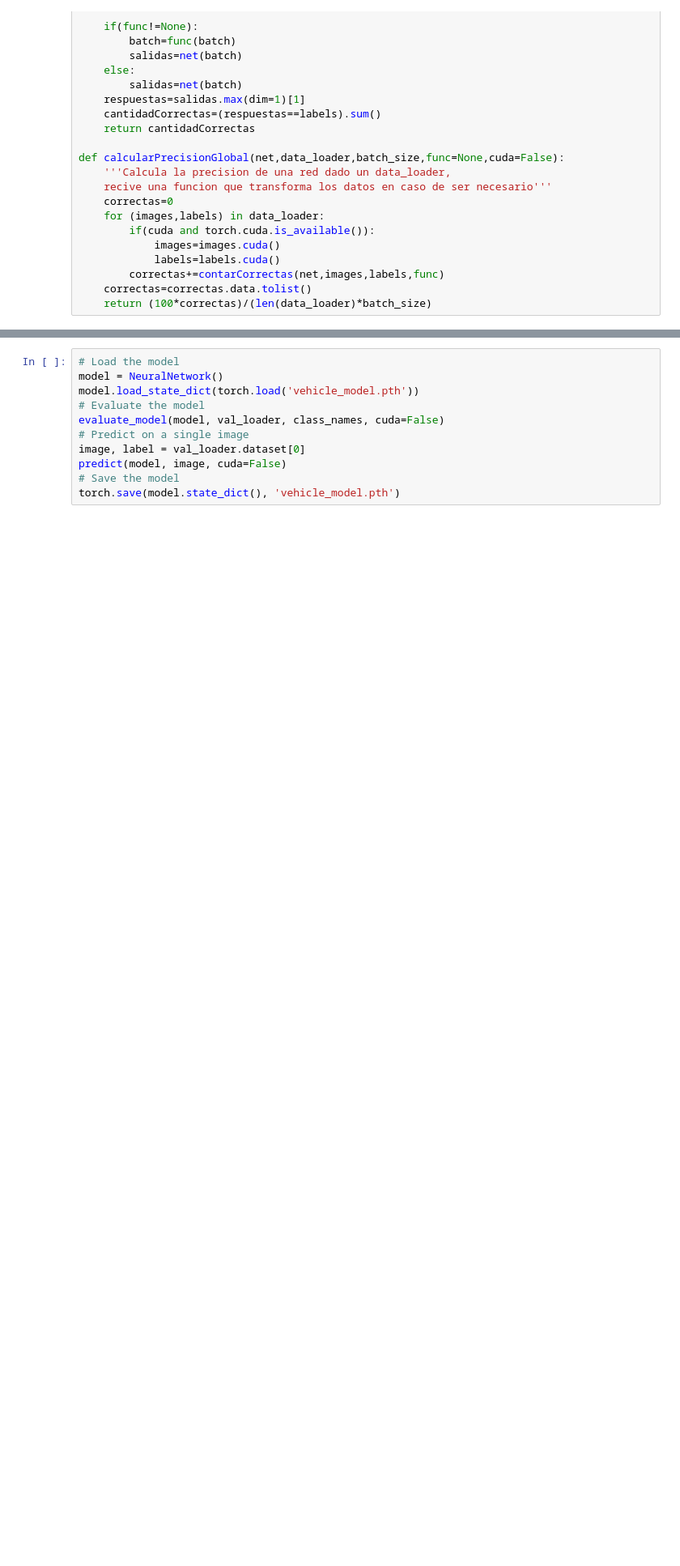
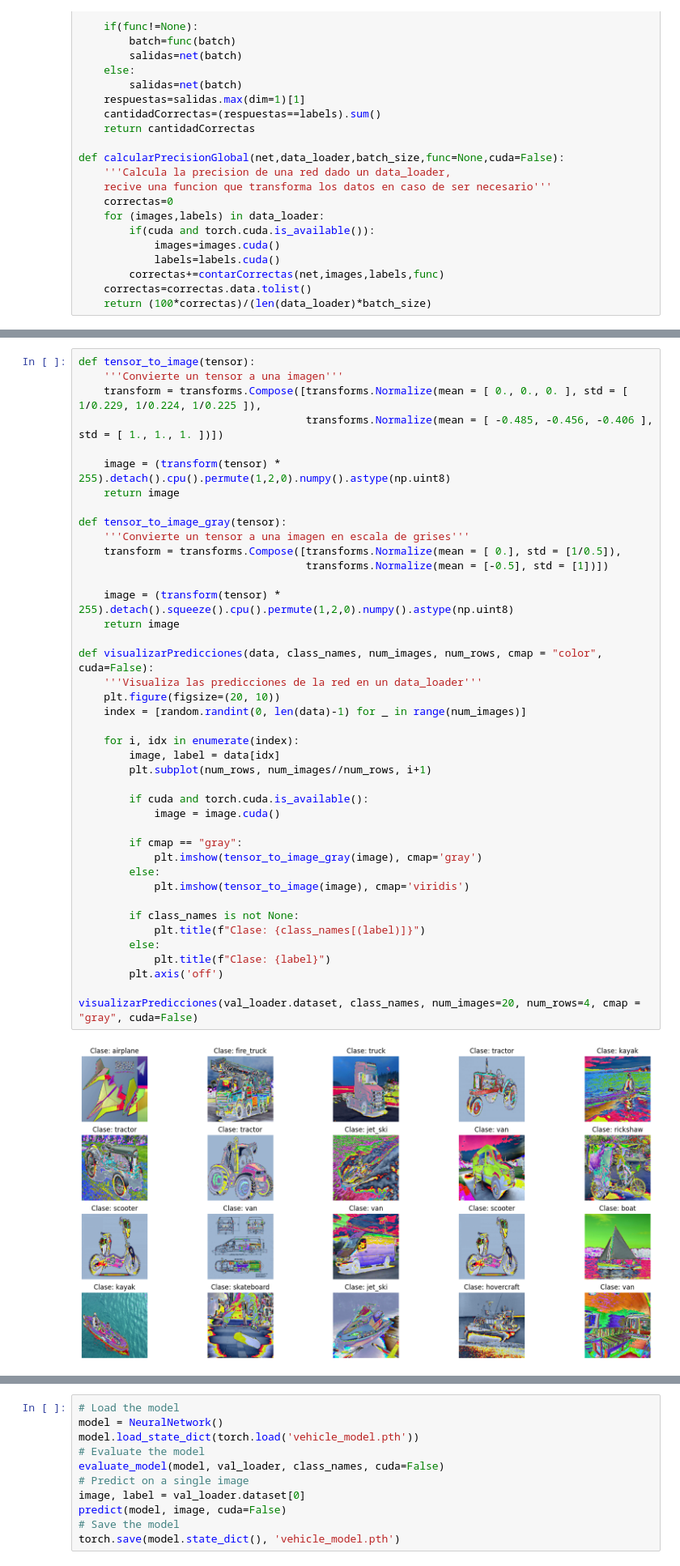
Before and after one commit to rickivan/proyecto-final-redes-neuronales, a Jupyter notebook: proyecto.ipynb, the cells around one changed output, grey strips where cells are left out. Shown at 81% size. Drawn from its saved outputs; the diff is of its cells as text; blank space fills up the shorter version.

```diff
--- a/proyecto.ipynb
+++ b/proyecto.ipynb
@@ -154,3 +209,46 @@ def calcularPrecisionGlobal(net,data_loader,batch_size,func=None,cuda=False):
+# %%
+def tensor_to_image(tensor):
+    '''Convierte un tensor a una imagen'''
+    transform = transforms.Compose([transforms.Normalize(mean = [ 0., 0., 0. ], std = [ 1/0.229, 1/0.224, 1/0.225 ]),
+                                    transforms.Normalize(mean = [ -0.485, -0.456, -0.406 ], std = [ 1., 1., 1. ])])
+
+    image = (transform(tensor) * 255).detach().cpu().permute(1,2,0).numpy().astype(np.uint8)
+    return image
+
+def tensor_to_image_gray(tensor):
+    '''Convierte un tensor a una imagen en escala de grises'''
+    transform = transforms.Compose([transforms.Normalize(mean = [ 0.], std = [1/0.5]),
+                                    transforms.Normalize(mean = [-0.5], std = [1])])
+
+    image = (transform(tensor) * 255).detach().squeeze().cpu().permute(1,2,0).numpy().astype(np.uint8)
+    return image
+
+def visualizarPredicciones(data, class_names, num_images, num_rows, cmap = "color", cuda=False):
+    '''Visualiza las predicciones de la red en un data_loader'''
+    plt.figure(figsize=(20, 10))
+    index = [random.randint(0, len(data)-1) for _ in range(num_images)]
+
+    for i, idx in enumerate(index):
+        image, label = data[idx]
+        plt.subplot(num_rows, num_images//num_rows, i+1)
+
+        if cuda and torch.cuda.is_available():
+            image = image.cuda()
+
+        if cmap == "gray":
+            plt.imshow(tensor_to_image_gray(image), cmap='gray')
+        else:
+            plt.imshow(tensor_to_image(image), cmap='viridis')
+
+        if class_names is not None:
+            plt.title(f"Clase: {class_names[(label)]}")
+        else:
+            plt.title(f"Clase: {label}")
+        plt.axis('off')
+
+visualizarPredicciones(val_loader.dataset, class_names, num_images=20, num_rows=4, cmap = "gray", cuda=False)
+# %% [output]
+[figure, added]
 # %%
 class NeuralNetwork(nn.Module):
     def __init__(self):
```
Also changed, not shown: parts of 4 cells of this notebook.
